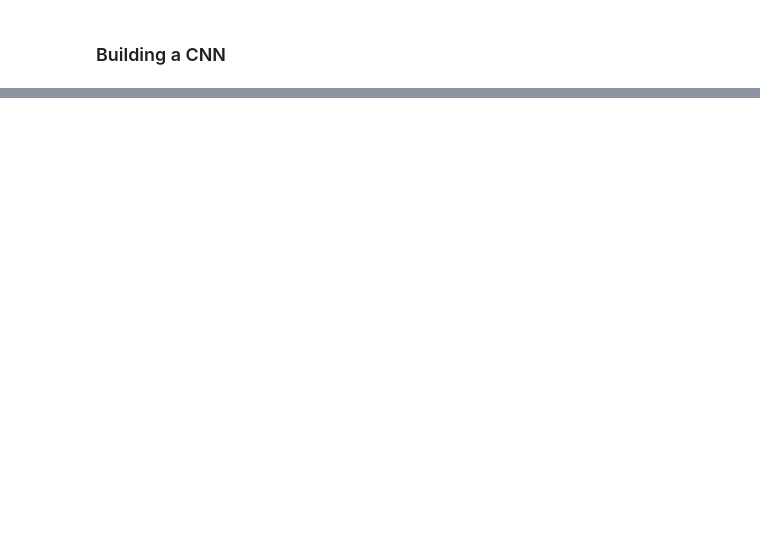
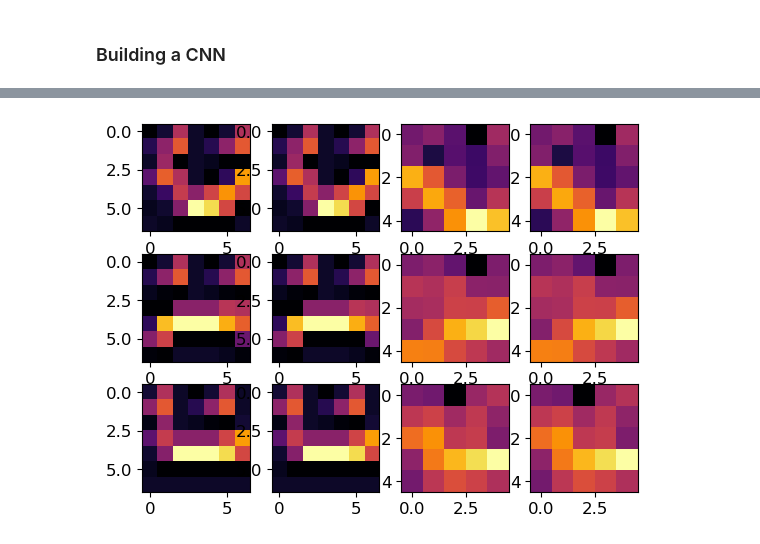
Before and after one commit to Darcinn/F21DL, a Jupyter notebook: Lab_11.ipynb, the cells around one changed output, grey strips where cells are left out. Cells and saved outputs as stored; diff of their text form; code cells hidden in the pictures; blank space fills up the shorter version.

```diff
--- a/Lab_11.ipynb
+++ b/Lab_11.ipynb
@@ -367,15 +399,11 @@ model.evaluate(X_test, y_test)
 # %% [markdown]
 ### Building a CNN
 # %%
-x_train= X_train.reshape(60000, 28, 28, 1)
-x_test = X_test.reshape(10000, 28, 28, 1)
-x_train.shape #28*28=784
-
 model = tf.keras.models.Sequential([
-  tf.keras.layers.Conv2D(64, (3,3), activation='relu', input_shape=(28, 28, 1)),
-  tf.keras.layers.MaxPooling2D(2, 2),
+  tf.keras.layers.Conv2D(64, (3,3), activation='relu', input_shape=(9, 9, 1)),
+  tf.keras.layers.MaxPooling2D(1, 1),
   tf.keras.layers.Conv2D(64, (3,3), activation='relu'),
-  tf.keras.layers.MaxPooling2D(2,2),
+  tf.keras.layers.MaxPooling2D(1, 1),
   tf.keras.layers.Flatten(),
   tf.keras.layers.Dense(128, activation='relu'),
   tf.keras.layers.Dense(10, activation='softmax')
@@ -385,2 +431,2 @@ model.summary()
 # %%
-model.fit(x_train, y_train, epochs=5)
+model.fit(X_train, y_train, epochs=50)
@@ -413,12 +493,13 @@ from tensorflow.keras import models
 layer_outputs = [layer.output for layer in model.layers]
 activation_model = tf.keras.models.Model(inputs = model.input, outputs = layer_outputs)
 for x in range(0,4):
-  f1 = activation_model.predict(x_test[FIRST_IMAGE].reshape(1, 28, 28, 1))[x]
+  f1 = activation_model.predict(X_test[FIRST_IMAGE].reshape(1, 9, 9, 1))[x]
   axarr[0,x].imshow(f1[0, : , :, CONVOLUTION_NUMBER], cmap='inferno')
   axarr[0,x].grid(False)
-  f2 = activation_model.predict(x_test[SECOND_IMAGE].reshape(1, 28, 28, 1))[x]
+  f2 = activation_model.predict(X_test[SECOND_IMAGE].reshape(1, 9, 9, 1))[x]
   axarr[1,x].imshow(f2[0, : , :, CONVOLUTION_NUMBER], cmap='inferno')
   axarr[1,x].grid(False)
-  f3 = activation_model.predict(x_test[THIRD_IMAGE].reshape(1, 28, 28, 1))[x]
+  f3 = activation_model.predict(X_test[THIRD_IMAGE].reshape(1, 9, 9, 1))[x]
   axarr[2,x].imshow(f3[0, : , :, CONVOLUTION_NUMBER], cmap='inferno')
   axarr[2,x].grid(False)
+# %% [output]
@@ -424,0 +518 @@ for x in range(0,4):
+[figure, added]
```
Also changed, not shown: parts of 22 cells of this notebook.
